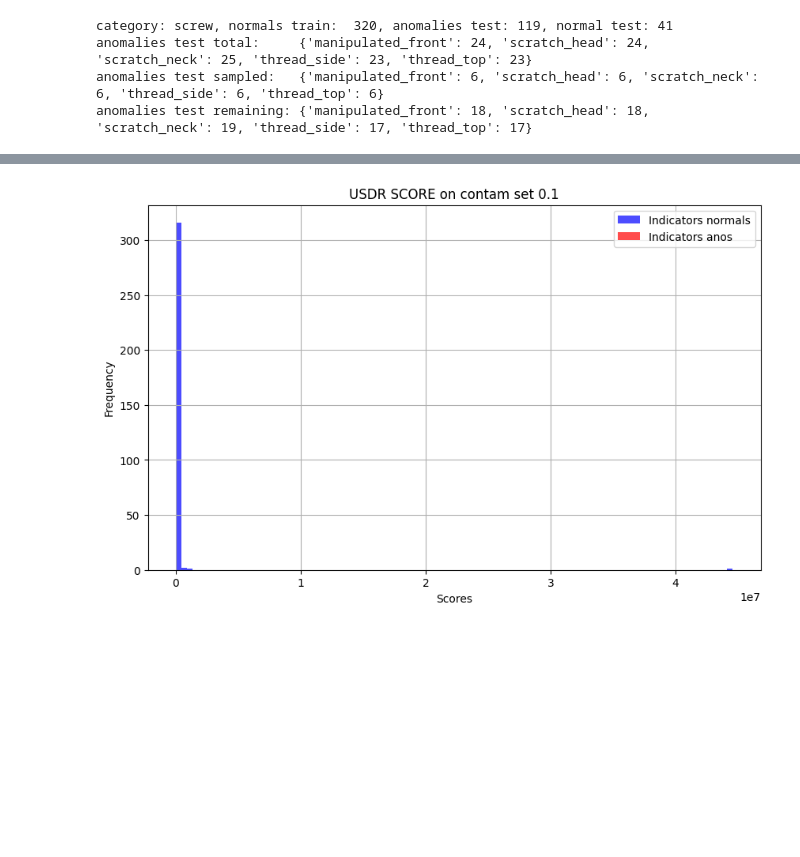
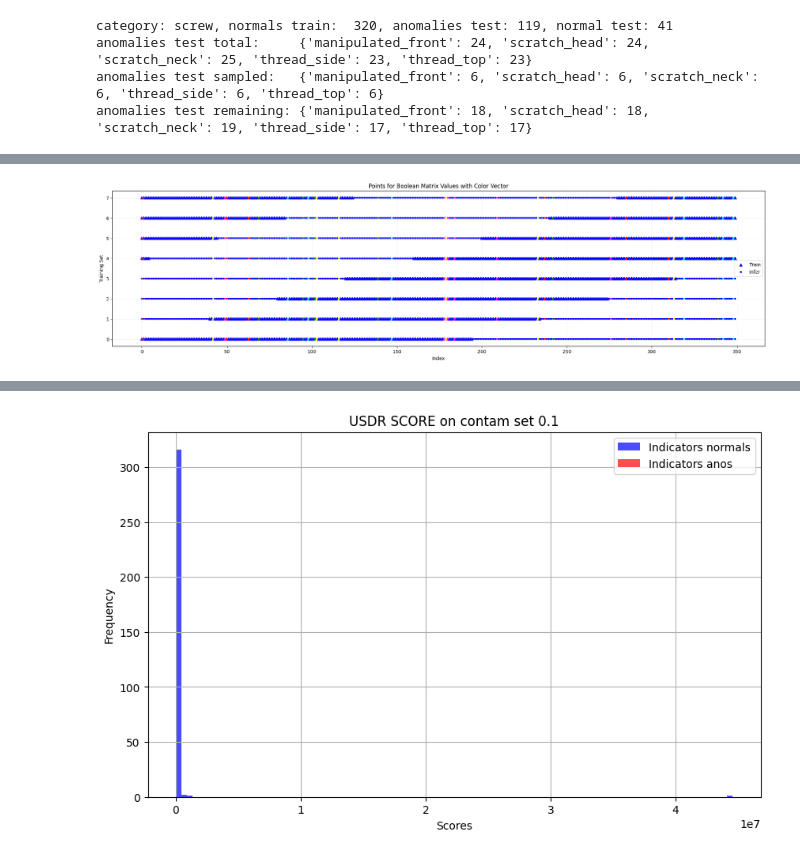
Before and after one commit to buehlpa/UTRAD, a Jupyter notebook: dev_usdr.ipynb, the cells around one changed output, grey strips where cells are left out. Drawn from its saved outputs; the diff is of its cells as text; code cells hidden in the pictures; blank space fills up the shorter version.

Commit message:
plots for trisn splits

```diff
--- a/dev_usdr.ipynb
+++ b/dev_usdr.ipynb
@@ -88,3 +110,15 @@ category: screw, normals train:  320, anomalies test: 119, normal test: 41
 anomalies test total:     {'manipulated_front': 24, 'scratch_head': 24, 'scratch_neck': 25, 'thread_side': 23, 'thread_top': 23}
 anomalies test sampled:   {'manipulated_front': 6, 'scratch_head': 6, 'scratch_neck': 6, 'thread_side': 6, 'thread_top': 6}
 anomalies test remaining: {'manipulated_front': 18, 'scratch_head': 18, 'scratch_neck': 19, 'thread_side': 17, 'thread_top': 17}
+# %%
+train_datashuffled=[train_data[i] for i in idx]
+# %%
+ano_cols = [ 'green', 'red', 'cyan', 'magenta', 'yellow', 'black', 'white']
+colorvec=['blue']*len(train_data)#all cols to blue base is normal
+for i,cat in enumerate(anocat):
+    for idx, (col,path) in enumerate(zip(colorvec,train_datashuffled)):
+        if cat in path:
+            colorvec[idx]=ano_cols[i]
+
+
+len(colorvec)
@@ -90,0 +127,8 @@ anomalies test remaining: {'manipulated_front': 18, 'scratch_head': 18, 'scratch
+# %%
+ano_cols = [ 'green', 'red', 'cyan', 'magenta', 'yellow', 'black', 'white']
+colorvec=['blue']*len(train_data)#all cols to blue base is normal
+for i,cat in enumerate(anocat):
+    for id_, (col,path) in enumerate(zip(colorvec,train_datashuffled)):
+        print(path)
+        if cat in path:
+            colorvec[id_]=ano_cols[i]
@@ -90,0 +153,75 @@ anomalies test remaining: {'manipulated_front': 18, 'scratch_head': 18, 'scratch
+# %%
+import numpy as np
+import matplotlib.pyplot as plt
+
+# Seed for reproducibility
+np.random.seed(42)
+
+N_samples = len(train_data)
+
+
+idx = np.arange(N_samples)
+np.random.shuffle(idx)
+
+
+ano_cols = [ 'green', 'red', 'cyan', 'magenta', 'yellow', 'black', 'white']
+colorvec=['blue']*len(train_data)#all cols to blue base is normal
+for i,cat in enumerate(anocat):
+    for id_, (col,path) in enumerate(zip(colorvec,train_datashuffled)):
+        print(path)
+        if cat in path:
+            colorvec[id_]=ano_cols[i]
+
+
+
+
+# VISUALIZATION WITH 2 HISTOGRAMS PER SPLIT (TRAIN, TEST) NORMAL/ABNORMAL IN SPLIT OUT OF SPLIT
+stride = 40
+window_size = 195
+
+# Create train sets
+shifts = np.floor(N_samples / stride)
+train_sets = int(shifts)
+
+train_ind_ls = []
+for i in range(train_sets):
+    train_ind_ls.append(idx[np.arange(i * stride, i * stride + window_size) % N_samples])
+
+
+boolmat = []
+for i in range(train_sets):
+    boolmat.append(np.isin(idx, train_ind_ls[i]))
+
+# Creating x and y coordinates for True and False values
+true_points_x = []
+true_points_y = []
+false_points_x = []
+false_points_y = []
+true_color = []
+false_color = []
+
+
+for i, row in enumerate(boolmat):
+    for j, value in enumerate(row):
+        if value:
+            true_points_x.append(j)
+            true_points_y.append(i)
+            true_color.append(colorvec[j])
+        else:
+            false_points_x.append(j)
+            false_points_y.append(i)
+            false_color.append(colorvec[j])
+
+
+#TODO add correct datapoints
+# Plotting the points with colors based on the vector
+plt.figure(figsize=(25, 6))
+plt.grid(True,alpha=0.2)
+plt.scatter(true_points_x, true_points_y, c=true_color, marker='^', label='Train')
+plt.scatter(false_points_x, false_points_y, c=false_color, marker=".", label='Infer')
+plt.title('Points for Boolean Matrix Values with Color Vector')
+plt.xlabel('Index')
+plt.ylabel('Training Set')
+plt.legend()
+plt.show()
+# %% [output]
@@ -90,0 +245 @@ anomalies test remaining: {'manipulated_front': 18, 'scratch_head': 18, 'scratch
+[figure, added]
```
Also changed, not shown: parts of 15 cells of this notebook, 2 other files.
